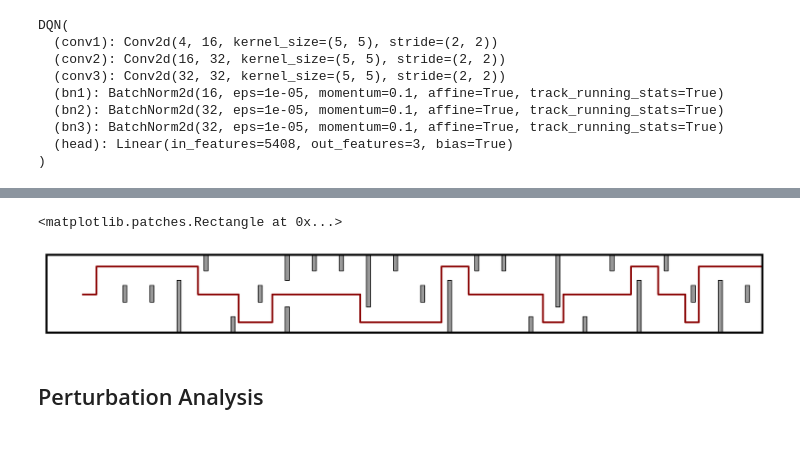
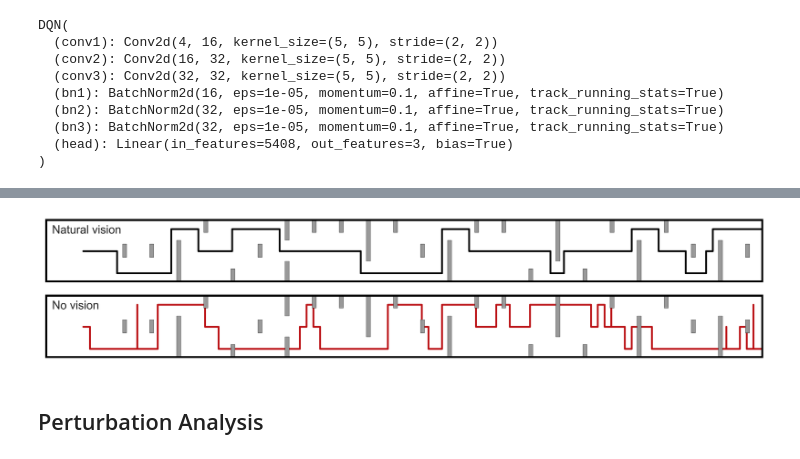
Before and after one commit to neuralcodinglab/RL-mobility, a Jupyter notebook: Python/Experiments/Analysis_Exp1.ipynb, the cells around one changed output, grey strips where cells are left out. Cells and saved outputs as stored; diff of their text form; code cells hidden in the pictures.

Commit message:
Add data analysis notebook (PhD thesis; v2023-Dec-01)

```diff
--- a/Python/Experiments/Analysis_Exp1.ipynb
+++ b/Python/Experiments/Analysis_Exp1.ipynb
@@ -85,0 +238,5 @@ indep_vars = ['gamma', 'lr_dqn', 'target_update','optimizations_per_step', 'phos
+# %%
+for i, row in finished.iterrows():
+    print(row.checkpoint_file)
+    fn = os.path.join(savedirs['exp_1'], row.checkpoint_file)
+    print(os.path.exists(fn))
@@ -146,0 +736,5 @@ for model_name in train_specs.index:
+# %%
+results = get_results(directory=savedirs['exp_2'], copy_columns= indep_vars)
+best_models, val_stats = get_best_models(results['train_stats_stacked'], smooth_episodes=10)
+best_models[['test_file', 'checkpoint_file']] = get_test_files(best_models)
+test_results = read_test_results(best_models, savedirs['exp_2'], indep_vars=indep_vars)
@@ -389 +1001,7 @@ for model_name in train_specs.index:
+# %%
+results = get_results(directory=savedirs['exp_0'], copy_columns= indep_vars)
+train_specs = results['train_specs']
+best_models, val_stats = get_best_models(results['train_stats_stacked'], smooth_episodes=2)
+best_models[['test_file', 'checkpoint_file']] = get_test_files(best_models)
+test_results = read_test_results(best_models, savedirs['exp_0'], indep_vars=indep_vars)
 # %%
@@ -449,6 +1085,8 @@ import cv2
 from testing import test
 
 cfg = finished.iloc[0].copy()
+# cfg = finished.iloc[2].copy()
+cfg['phosphene_resolution'] = None
 
 current_model = cfg.name
 
@@ -514,42 +1161,54 @@ y_pos = np.array(y_pos)#*0.5
 # %%
 from env_params import get_hallway_layouts
 from matplotlib.patches import Rectangle
 import visualization
 
 ## Plot test hallway
 # importlib.reload(env_params)
 # importlib.reload(visualization)
-fig, ax = plt.subplots(1,1, figsize=(18,2),dpi=300)
+fig, axs = plt.subplots(2,1, figsize=(18,3.5),dpi=300)
 hallways = get_hallway_layouts()
-visualization.plot_hallway(hallways['test_hallway'], ax=ax)
+
 
 n = 200
 
 # Plot trajectory
-ax.plot(((x_pos[:n]+4.5)*.5),y_pos[:n]+.4, color = '#8b0000',linewidth=2.5)
-ax.set_xlim([0,53])
+# ax.plot(((x_pos[:n]+4.5)*.5),y_pos[:n]+.4, color = '#8b0000',linewidth=2.5)
+colors = ['k','#ba0f13']
+
+for i, model_name in enumerate(['exp0-nov2023_comp_plain-seed_0-mode_camera-vision',
+                               'exp0-nov2023_comp_plain-seed_0-mode_no-vision']):
+    data = pd.read_csv(f'Figures/example_run_{model_name}.csv')
+    axs[i].plot((data.x_pos[:n]+4.6)*.5,
+        data.y_pos[:n]+.4,
+        linewidth=2.5, color= colors[i])
+
+    visualization.plot_hallway(hallways['test_hallway'], ax=axs[i])
+    rect = Rectangle((0,0),53, 2.85, facecolor='none', edgecolor='k', linewidth=5, zorder=10)
+    axs[i].add_patch(rect)
+    axs[i].text(0.5,2.2,['Natural vision', 'No vision'][i], size=16, )#weight="bold")
+
+    axs[i].set_xlim([0,53])
 
 # ## Color with Q values
 # color = q0 - (q1 + q2)
 # color = ((color-color.min())/(color.max()-color.min())).numpy().squeeze()
 # # color = color.tolist()
 # # norm = plt.Normalize(color.min(), color.max())
 
 # points = np.array([(x_pos[:n]+4.5)*.5, y_pos[:n]+.4]).T.reshape(-1, 1, 2)
 # segments = np.concatenate([points[:-1], points[1:]], axis=1)
 # lc = matplotlib.collections.LineCollection(segments, cmap='cividis')
 # lc.set_array(color[2:n+2])
 # lc.set_linewidth(3)
 # handle = ax.add_collection(lc)
 
 ## Border around plot
-rect = Rectangle((0,0),53, 2.85, facecolor='none', edgecolor='k', linewidth=5, zorder=10)
-ax.add_patch(rect)
 
-# fig.savefig('figures/test_trajectory.png', bbox_inches='tight')
+
+fig.savefig('figures/test_trajectory.png', bbox_inches='tight')
 # %% [output]
-<matplotlib.patches.Rectangle at 0x...>
-[figure, old version]
+[figure, new version]
 # %% [markdown]
 ## Perturbation Analysis
 # %% [markdown]
```
Also changed, not shown: parts of 43 cells of this notebook.
